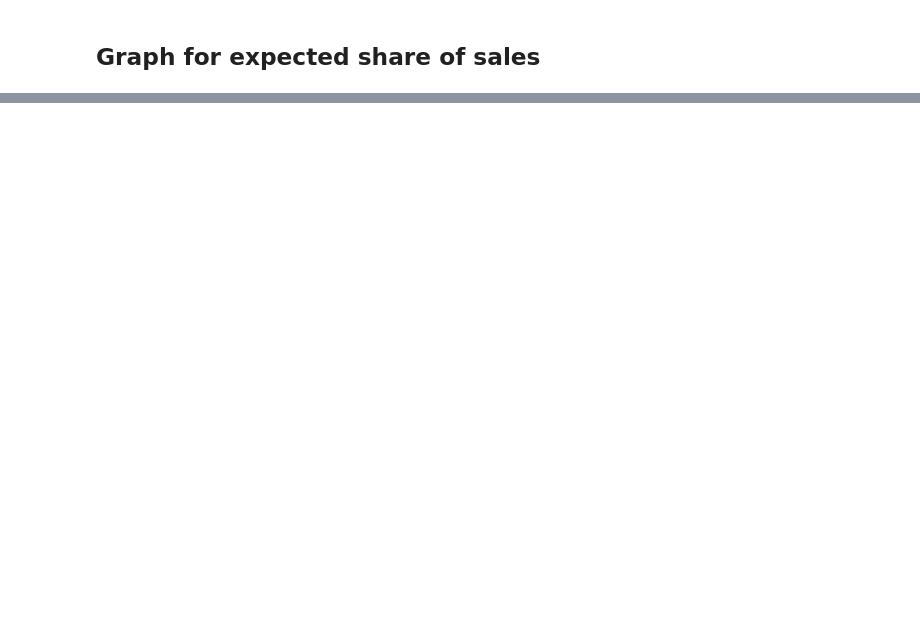
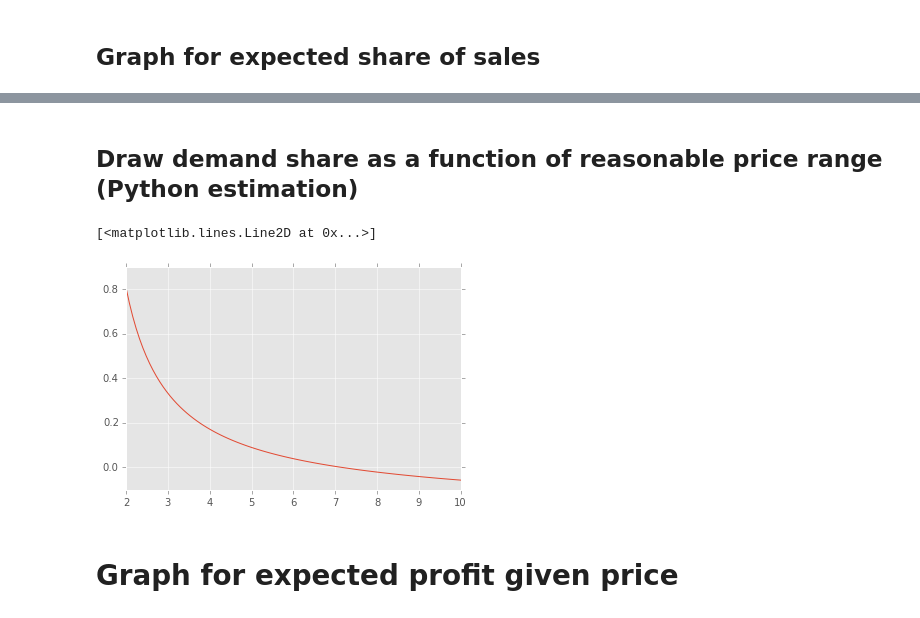
Before and after one commit to wilfeli/solar-model, a Jupyter notebook: Model/ABM_solar_eemodel.ipynb, the cells around one changed output, grey strips where cells are left out. Drawn from its saved outputs; the diff is of its cells as text; code cells hidden in the pictures; blank space fills up the shorter version.

```diff
--- a/Model/ABM_solar_eemodel.ipynb
+++ b/Model/ABM_solar_eemodel.ipynb
@@ -41,5 +54,5 @@ print(res)
 # %%
 #running model after it is initialized
-res2 = _mod.run_model(res)
+res2 = _mod.run_model(huibl_void)
 # %%
 #wrapper function to run model to be used in concurrent
@@ -53,3 +66,5 @@ with concurrent.futures.ThreadPoolExecutor(max_workers=1) as executor:
 #t1 = threading.Thread(target=_mod.run_model, args = [res])
 #t1.start()
 #t1.join()
+# %%
+huibl = ctypes.cast(huibl_void, ctypes.POINTER(HUIBL))
@@ -55,0 +74,3 @@ with concurrent.futures.ThreadPoolExecutor(max_workers=1) as executor:
+# %%
+def estimate_irr(huibl, p):
+    return _mod.C_API_estimate_irr(huibl, 0, p)
@@ -81,6 +109,7 @@ plt.plot(x, y)
 # %%
-theta = np.array([1.0, 1.0, 1.0, 1.0, 1.0])
+theta = np.array([-1.75, 1.5, 1.0, -1.0, 1.0])
 
+#assume equal reputation, equal high irr as priors
 irr_i = 0.5
 rep = 1
 rep_i = 1
@@ -98,16 +127,4 @@ scale_factor = 1/sum/N
 print (scale_factor)
 
 theta = theta * scale_factor
-
-
-y = np.zeros(100)
-x = np.zeros(100)
-i = 0
-for step in np.linspace(0.01, 1, num=100):
-    x[i] = step
-    X[1] = x[i]
-    y[i] = np.dot(X, theta)
-    i = i + 1
-#draw graph
-plt.plot(x, y)
 # %% [output]
@@ -121,0 +149,18 @@ plt.plot(x, y)
+# %% [markdown]
+## Draw demand share as a function of reasonable price range (Python estimation)
+# %%
+y = np.zeros(100)
+x = np.zeros(100)
+i = 0
+for step in np.linspace(2, 10.0, num=100):
+    x[i] = step
+    X[1] = estimate_irr(huibl, x[i])
+    y[i] = np.dot(X, theta)
+    i = i + 1
+#draw graph
+plt.plot(x, y)
+# %% [output]
+[<matplotlib.lines.Line2D at 0x...>]
+[figure, added]
+# %% [markdown]
+# Graph for expected profit given price
```
Also changed, not shown: parts of 20 cells of this notebook.
